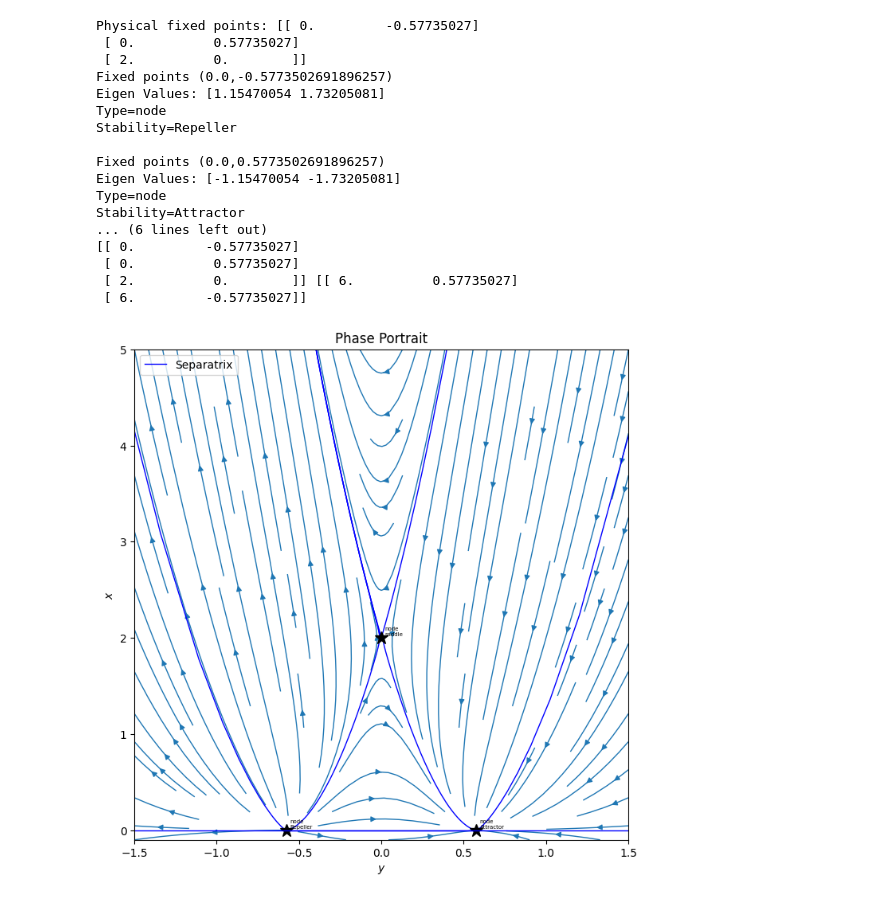
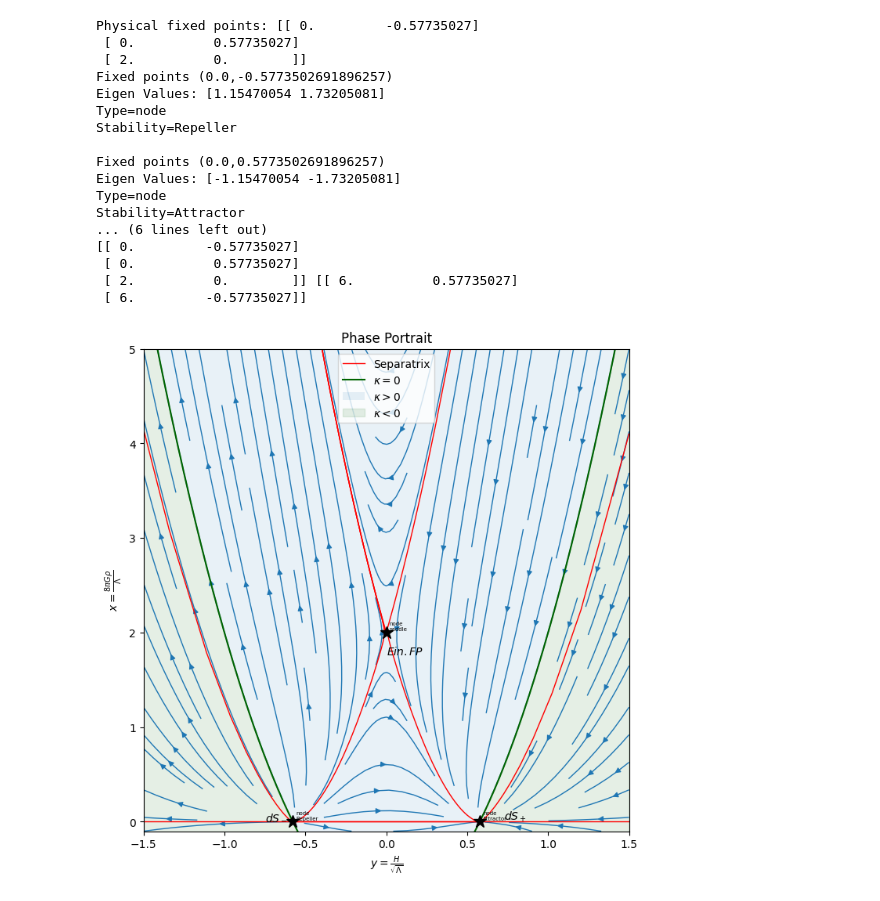
Before and after one commit to up2107120/Dynamical-systems-of-DE, a Jupyter notebook: ΛCDM.ipynb, the cells around one changed output. Saved outputs shown, nothing was run; the diff lists cells and outputs as text; code cells hidden in the pictures.

```diff
--- a/ΛCDM.ipynb
+++ b/ΛCDM.ipynb
@@ -75,8 +75,8 @@ plt.streamplot(y_vals_grid, x_vals_grid, dY.T, dX.T,
                linewidth=1,
                arrowsize=1)
 
-plt.xlabel(r"$y$")
-plt.ylabel(r"$x$")
+plt.xlabel(r"$y = \frac{H}{\sqrt{\Lambda}}$")
+plt.ylabel(r"$x = \frac{8\pi G \rho}{\Lambda}$")
 plt.title("Phase Portrait")
 plt.xlim(-1.5, 1.5)
 plt.ylim(-0.1, 5)
@@ -95,9 +95,22 @@ for ic in ICs:
 
 
   for segment in contiguous_indecies:
-    plt.plot(solutionState[segment, 1], solutionState[segment, 0], linewidth=1,color='b')
+    plt.plot(solutionState[segment, 1], solutionState[segment, 0], linewidth=1,color='r')
 
+y2 = np.linspace(-2,2,100)
+x2 = np.zeros_like(y2)
 
+plt.plot(y2,x2,color='r',linewidth=1,label='Separatrix')
+
+x_k = np.linspace(-0.5,6,400)
+y_k = np.sqrt(x_k/3+1/3)
+y_k_2 = -np.sqrt(x_k/3+1/3)
+plt.plot(y_k,x_k,color='darkgreen',label='$\kappa=0$')
+plt.plot(y_k_2,x_k,color='darkgreen')
+plt.fill_betweenx(x_k,y_k_2,y_k,alpha=0.1,label='$\kappa>0$')
+y_min, y_max = plt.xlim()
+plt.fill_betweenx(x_k,y_min,y_k_2,color='darkgreen',alpha=0.1,label='$\kappa<0$')
+plt.fill_betweenx(x_k,y_max,y_k,color='darkgreen',alpha=0.1)
 
 
 def classify_FP(eigvals,temp=1e-10):
@@ -136,35 +149,35 @@ for fp in FP:
 inf_FP = np.array([[6,np.sqrt(3)/3],[6,-np.sqrt(3)/3]])
 plt.plot(inf_FP[:,1],inf_FP[:,0],'k*')
 print(FP ,inf_FP)
 
-y2 = np.linspace(-2,2,100)
-x2 = np.zeros_like(y2)
-
-plt.plot(y2,x2,color='b',linewidth=1,label='Separatrix')
 
 
+
+plt.text((np.sqrt(3)/3)+0.22,0+0.02,'$dS_+$',ha='center')
+plt.text(-(np.sqrt(3)/3)-0.1,0+0.02,'$dS_-$',ha='center')
+plt.text(0,2-0.2,'$Ein. FP$',va ='center')
 plt.legend()
 plt.show()
 
 
 
 # https://aleksandarhaber.com/phase-portraits-of-state-space-models-and-differential-equations-in-python/
 # %% [output]
 Physical fixed points: [[ 0.         -0.57735027]
  [ 0.          0.57735027]
  [ 2.          0.        ]]
 Fixed points (0.0,-0.5773502691896257)
 Eigen Values: [1.15470054 1.73205081]
 Type=node
 Stability=Repeller
 
 Fixed points (0.0,0.5773502691896257)
 Eigen Values: [-1.15470054 -1.73205081]
 Type=node
 Stability=Attractor
 ... (6 lines left out)
 [[ 0.         -0.57735027]
  [ 0.          0.57735027]
  [ 2.          0.        ]] [[ 6.          0.57735027]
  [ 6.         -0.57735027]]
-[figure, old version]
+[figure, new version]
```
Also changed, not shown: parts of 1 cell of this notebook.
